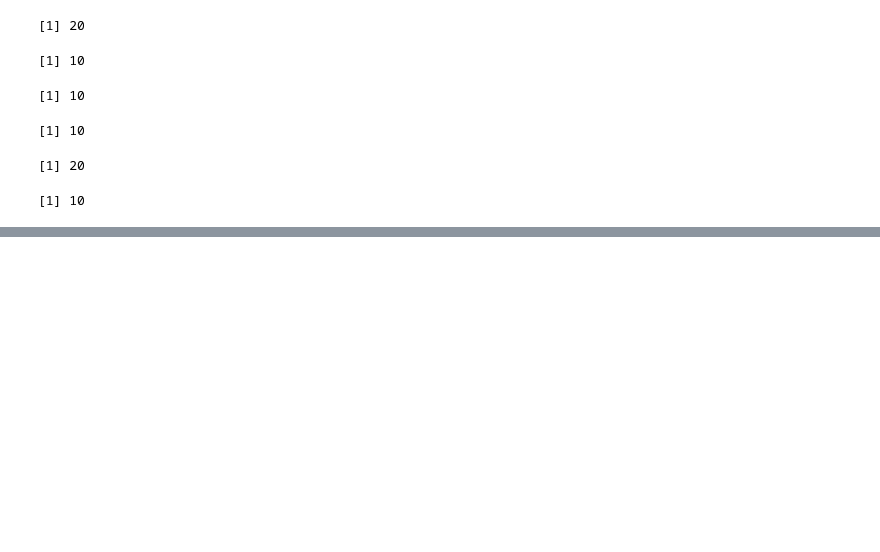
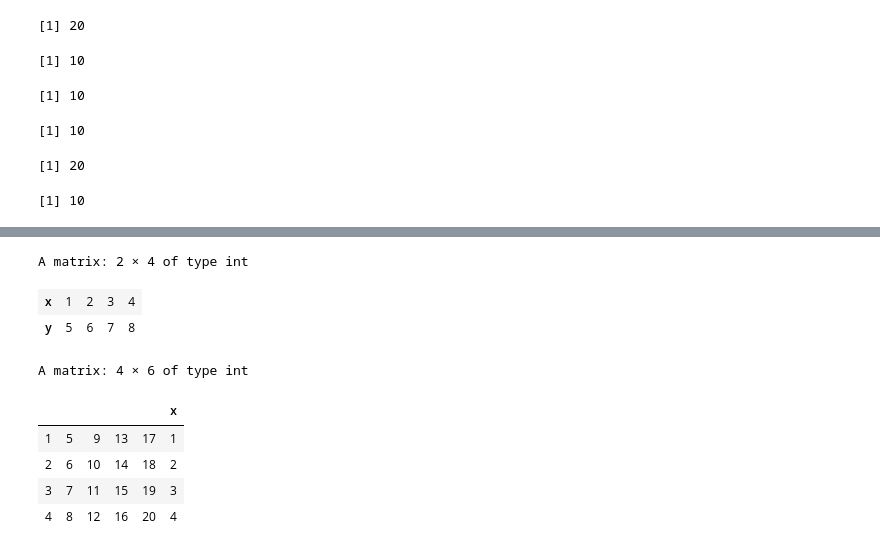
Before and after one commit to layla-focalors/R_kernal, a Jupyter notebook: Seniya.ipynb, the cells around one changed output, grey strips where cells are left out. Cells and saved outputs as stored; diff of their text form; code cells hidden in the pictures; blank space fills up the shorter version.

```diff
--- a/Seniya.ipynb
+++ b/Seniya.ipynb
@@ -775,0 +1054,4 @@ c
+# %%
+x <- 1:4
+y <- 5:8
+z <- matrix(1:20, nrow=4, ncol=5)
@@ -775,0 +1068,15 @@ c
+# %%
+rbind(x, y)
+# %% [output]
+A matrix: 2 × 4 of type int
+| x | 1 | 2 | 3 | 4 |
+| y | 5 | 6 | 7 | 8 |
+# %%
+cbind(z, x)
+# %% [output]
+A matrix: 4 × 6 of type int
+|  |  |  |  |  | x |
+| 1 | 5 | 9 | 13 | 17 | 1 |
+| 2 | 6 | 10 | 14 | 18 | 2 |
+| 3 | 7 | 11 | 15 | 19 | 3 |
+| 4 | 8 | 12 | 16 | 20 | 4 |
```
Also changed, not shown: parts of 71 cells of this notebook.
